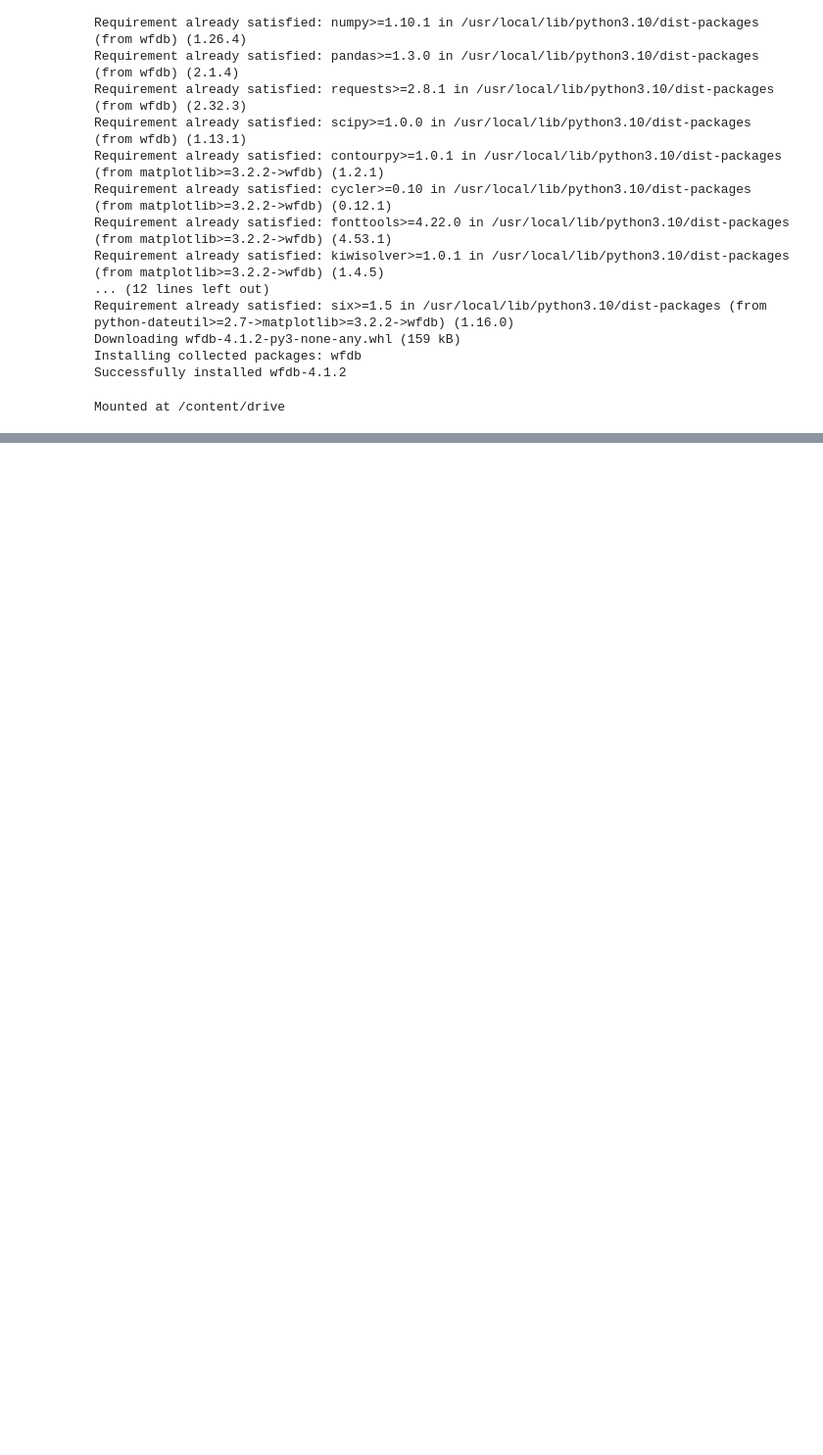
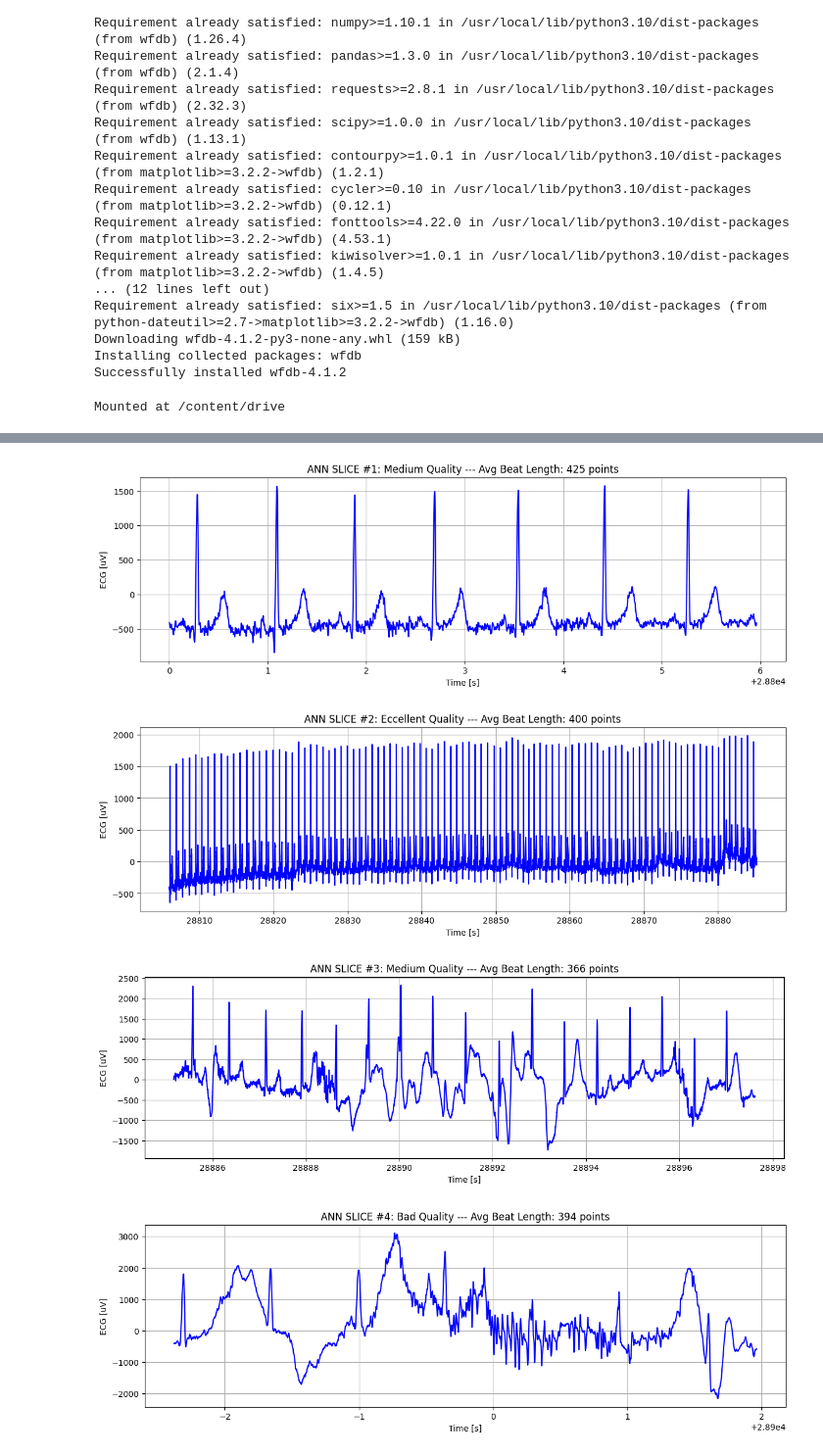
Before and after one commit to MatteoMarcoM/Progetto_AIA, a Jupyter notebook: plots.ipynb, the cells around one changed output, grey strips where cells are left out. Shown at 98% size. Saved outputs shown, nothing was run; the diff lists cells and outputs as text; code cells hidden in the pictures; blank space fills up the shorter version.

```diff
--- a/plots.ipynb
+++ b/plots.ipynb
@@ -42,14 +33,15 @@ Installing collected packages: wfdb
 Successfully installed wfdb-4.1.2
 # %%
 drive.mount('/content/drive', force_remount=True)
-dataset_path = "/content/drive/MyDrive/APPUNTI_LEZIONI/AIA - Applicazioni di IA/progetto/datasets/BUT-QDB-1.0.0"
+but_qdb_path = "/content/drive/MyDrive/APPUNTI_LEZIONI/AIA - Applicazioni di IA/progetto/datasets/BUT-QDB-1.0.0"
 # %% [output]
 Mounted at /content/drive
 # %%
 def remove_not_annotated(annotator):
 
     # remove rows where annotation label == 0
-    annotator.drop(annotator[annotator['ann'] == 0].index, inplace = True)
+    #annotator.drop(annotator[annotator['ann'] == 0].index, inplace = True)
+    annotator = annotator[annotator['ann'] != 0]
 
     # Drop the rows where at least one element is missing.
     annotator = annotator.dropna()
@@ -92,0 +81,6 @@ RECORD INFO:  {'record_name': '100001_ECG', 'n_sig': 1, 'fs': 1000, 'counter_fre
+# %%
+############################################ CHANGE THIS FROM 0 TO 17
+# chose patient n. 14
+patient_index = 14
+############################################
+ecg_signal, ecg_sf, ecg_baseline, ecg_units, patient = load_ecg_from_patient(but_qdb_path, patient_index)
@@ -93 +95,24 @@ RECORD INFO:  {'record_name': '100001_ECG', 'n_sig': 1, 'fs': 1000, 'counter_fre
+# %%
+def load_ann_from_patient(dataset_path, patient_index, remove_not_ann=True):
+
+    col_names = ['start1', 'end1', 'ann1', 'start2', 'end2', 'ann2', 'start3', 'end3', 'ann3', 'start', 'end', 'ann']
+
+    directories = [dir.name for dir in os.scandir(dataset_path) if dir.is_dir()]
+
+    assert 0 <= patient_index < len(directories), "Invalid patient index"
+
+    patient = directories[patient_index]
+
+    path_folder = dataset_path + "/" + patient + '/'
+
+    if remove_not_ann:
+        annotator = remove_not_annotated(pd.read_csv(path_folder + patient + "_ANN.csv", names=col_names, header=None)[['start', 'end', 'ann']])
+    else:
+        annotator = pd.read_csv(path_folder + patient + "_ANN.csv", names=col_names, header=None)[['start', 'end', 'ann']]
+
+    start_ann = annotator['start']
+    end_ann = annotator['end']
+    labels_ann = annotator['ann']
+
+    return start_ann, end_ann, labels_ann
 # %%
@@ -140,0 +147,7 @@ for index, (start, end, ann) in enumerate(zip(start_ann, end_ann, labels_ann)):
+# %%
+plot_ann_slices_ecg(but_qdb_path, patient_index, num_slices=10, remove_not_ann=True)
+# %% [output]
+[figure, added]
+[figure, added]
+[figure, added]
+[figure, added]
```
Also changed, not shown: parts of 10 cells of this notebook.
